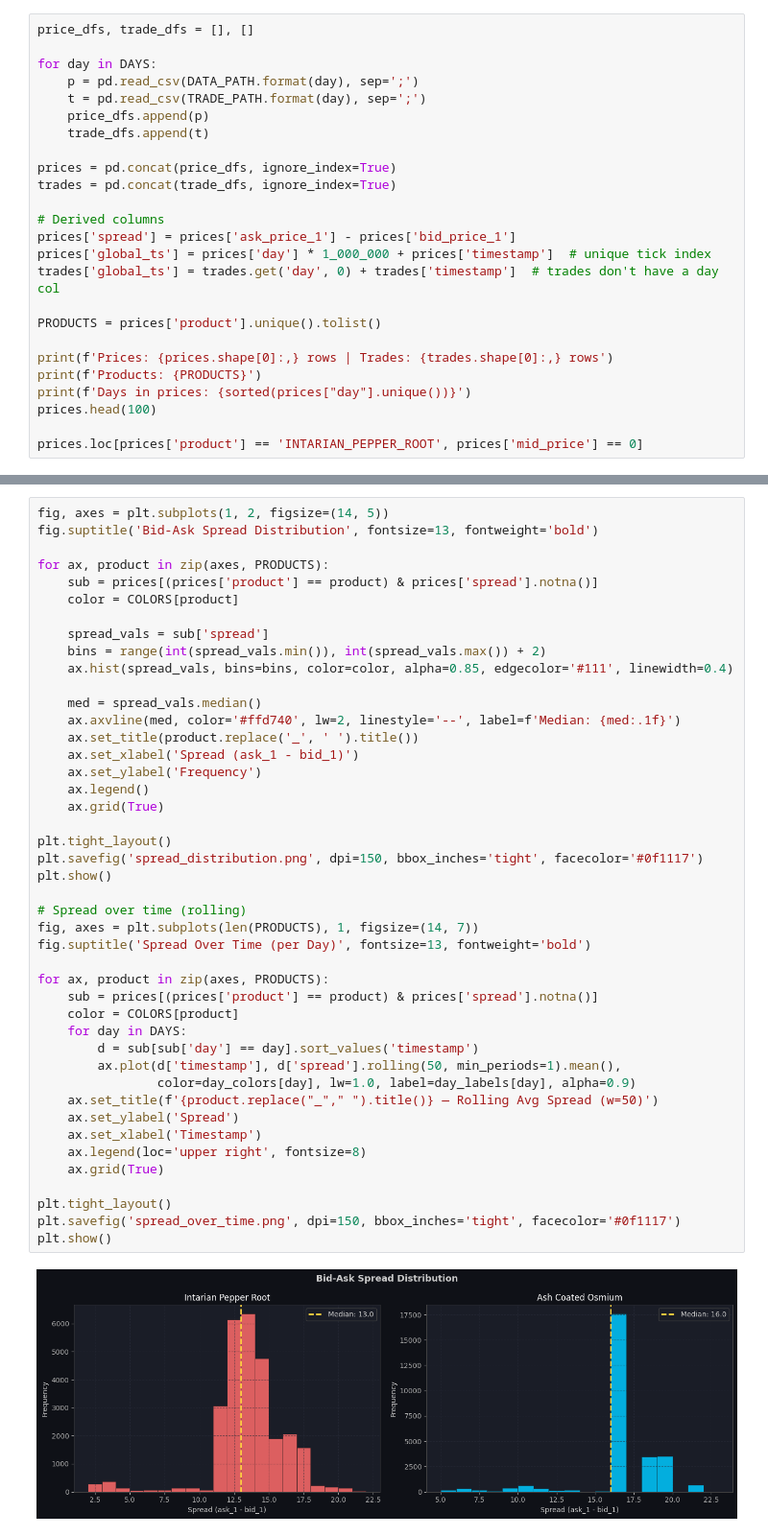
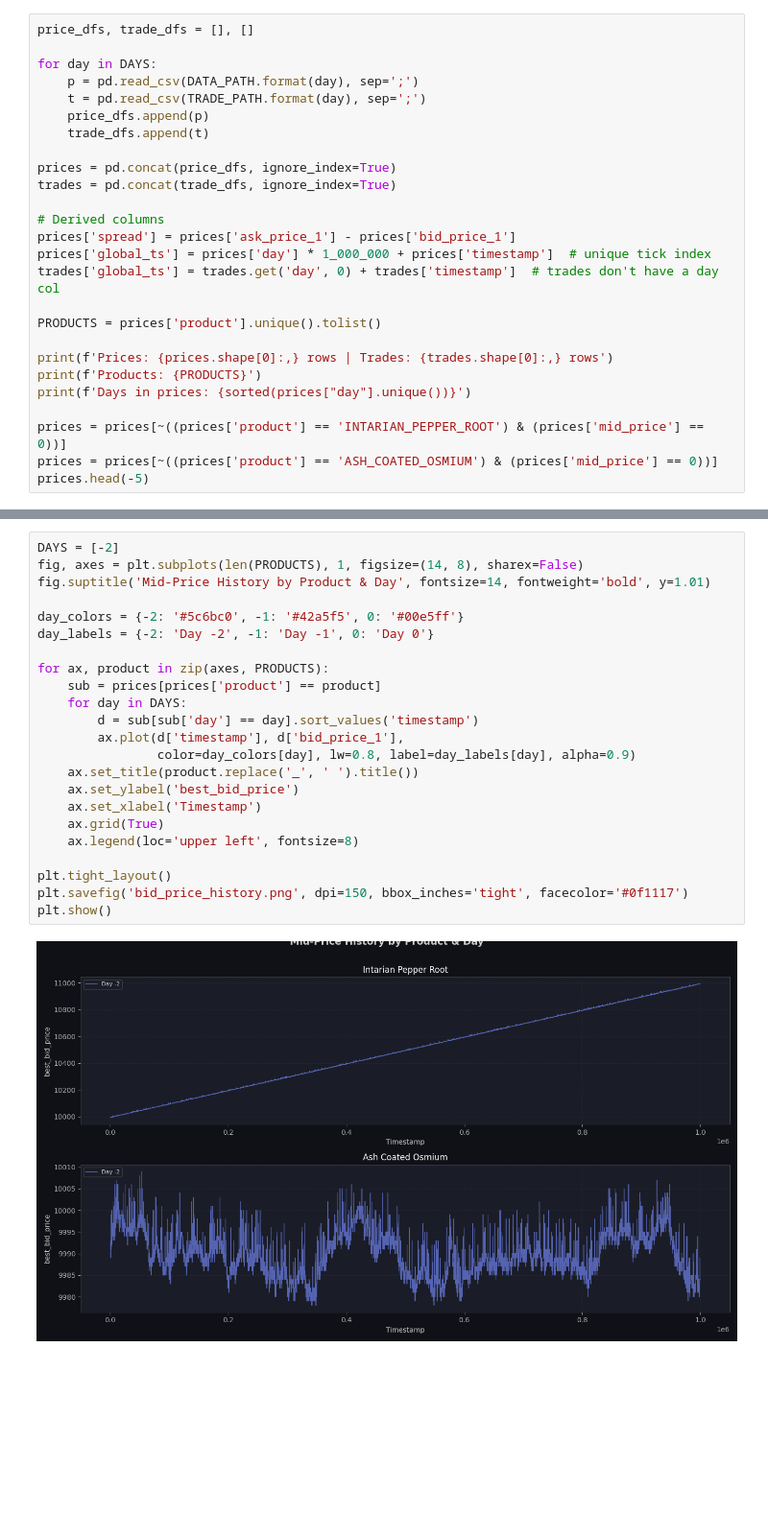
Before and after one commit to adamtpvan/prosperity-4-log-bait, a Jupyter notebook: market_analysis.ipynb, the cells around one changed output, grey strips where cells are left out. Shown at 96% size. Drawn from its saved outputs; the diff is of its cells as text; blank space fills up the shorter version.

```diff
--- a/market_analysis.ipynb
+++ b/market_analysis.ipynb
@@ -81,9 +65,10 @@ PRODUCTS = prices['product'].unique().tolist()
 print(f'Prices: {prices.shape[0]:,} rows | Trades: {trades.shape[0]:,} rows')
 print(f'Products: {PRODUCTS}')
 print(f'Days in prices: {sorted(prices["day"].unique())}')
-prices.head(100)
 
-prices.loc[prices['product'] == 'INTARIAN_PEPPER_ROOT', prices['mid_price'] == 0]
+prices = prices[~((prices['product'] == 'INTARIAN_PEPPER_ROOT') & (prices['mid_price'] == 0))]
+prices = prices[~((prices['product'] == 'ASH_COATED_OSMIUM') & (prices['mid_price'] == 0))]
+prices.head(-5)
 # %% [output]
 Prices: 60,000 rows | Trades: 2,276 rows
 Products: ['INTARIAN_PEPPER_ROOT', 'ASH_COATED_OSMIUM']
@@ -132,46 +113,25 @@ plt.show()
 # %%
-fig, axes = plt.subplots(1, 2, figsize=(14, 5))
-fig.suptitle('Bid-Ask Spread Distribution', fontsize=13, fontweight='bold')
+DAYS = [-2]
+fig, axes = plt.subplots(len(PRODUCTS), 1, figsize=(14, 8), sharex=False)
+fig.suptitle('Mid-Price History by Product & Day', fontsize=14, fontweight='bold', y=1.01)
+
+day_colors = {-2: '#5c6bc0', -1: '#42a5f5', 0: '#00e5ff'}
+day_labels = {-2: 'Day -2', -1: 'Day -1', 0: 'Day 0'}
 
 for ax, product in zip(axes, PRODUCTS):
-    sub = prices[(prices['product'] == product) & prices['spread'].notna()]
-    color = COLORS[product]
-
-    spread_vals = sub['spread']
-    bins = range(int(spread_vals.min()), int(spread_vals.max()) + 2)
-    ax.hist(spread_vals, bins=bins, color=color, alpha=0.85, edgecolor='#111', linewidth=0.4)
-
-    med = spread_vals.median()
-    ax.axvline(med, color='#ffd740', lw=2, linestyle='--', label=f'Median: {med:.1f}')
+    sub = prices[prices['product'] == product]
+    for day in DAYS:
+        d = sub[sub['day'] == day].sort_values('timestamp')
+        ax.plot(d['timestamp'], d['bid_price_1'],
+                color=day_colors[day], lw=0.8, label=day_labels[day], alpha=0.9)
     ax.set_title(product.replace('_', ' ').title())
-    ax.set_xlabel('Spread (ask_1 - bid_1)')
-    ax.set_ylabel('Frequency')
-    ax.legend()
+    ax.set_ylabel('best_bid_price')
+    ax.set_xlabel('Timestamp')
     ax.grid(True)
+    ax.legend(loc='upper left', fontsize=8)
 
 plt.tight_layout()
-plt.savefig('spread_distribution.png', dpi=150, bbox_inches='tight', facecolor='#0f1117')
+plt.savefig('bid_price_history.png', dpi=150, bbox_inches='tight', facecolor='#0f1117')
 plt.show()
-
-# Spread over time (rolling)
-fig, axes = plt.subplots(len(PRODUCTS), 1, figsize=(14, 7))
-fig.suptitle('Spread Over Time (per Day)', fontsize=13, fontweight='bold')
-
-for ax, product in zip(axes, PRODUCTS):
-    sub = prices[(prices['product'] == product) & prices['spread'].notna()]
-    color = COLORS[product]
-    for day in DAYS:
-        d = sub[sub['day'] == day].sort_values('timestamp')
-        ax.plot(d['timestamp'], d['spread'].rolling(50, min_periods=1).mean(),
-                color=day_colors[day], lw=1.0, label=day_labels[day], alpha=0.9)
-    ax.set_title(f'{product.replace("_"," ").title()} — Rolling Avg Spread (w=50)')
-    ax.set_ylabel('Spread')
-    ax.set_xlabel('Timestamp')
-    ax.legend(loc='upper right', fontsize=8)
-    ax.grid(True)
-
-plt.tight_layout()
-plt.savefig('spread_over_time.png', dpi=150, bbox_inches='tight', facecolor='#0f1117')
-plt.show()
 # %% [output]
-[figure, old version]
+[figure, new version]
```
Also changed, not shown: parts of 20 cells of this notebook, 11 other files.
